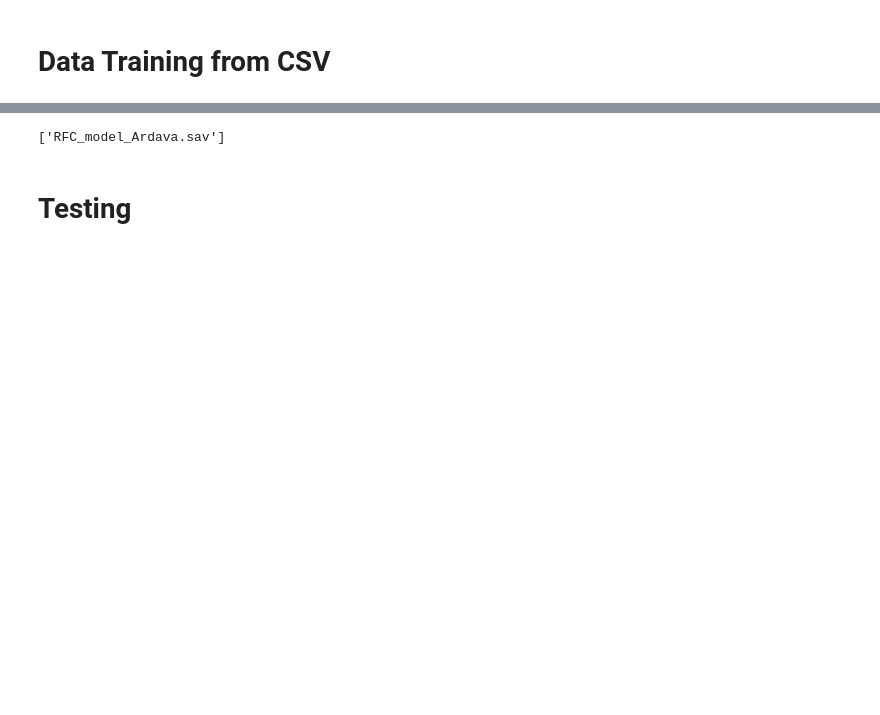
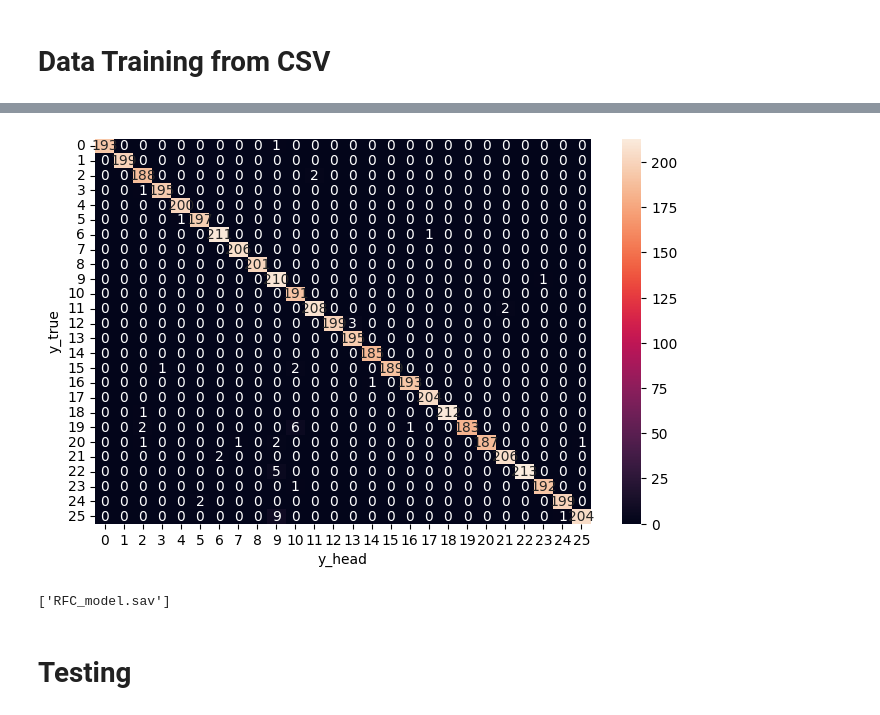
Before and after one commit to fatanuryanto/penerjemah_bisindo, a Jupyter notebook: Mediapipe.ipynb, the cells around one changed output, grey strips where cells are left out. Saved outputs shown, nothing was run; the diff lists cells and outputs as text; code cells hidden in the pictures; blank space fills up the shorter version.

Commit message:
update dataset and model

```diff
--- a/Mediapipe.ipynb
+++ b/Mediapipe.ipynb
@@ -213,0 +194,16 @@ weighted avg       0.93      0.92      0.92       151
+# %%
+X_train, X_test, y_train, y_test = train_test_split(X, y, test_size=0.4)
+# %%
+#Mengimport Model yang pembuat gunakan yaitu RandomForestClassifier
+from sklearn.ensemble import RandomForestClassifier
+from sklearn.metrics import classification_report,confusion_matrix,roc_curve, auc, accuracy_score
+
+
+#Memanggil Fungsi Model
+RFC = RandomForestClassifier()
+#fitting Model terhadap data training
+RFC.fit(X_train, y_train)
+y_pred = RFC.predict(X_test)
+#Akurasi dari Data training
+print(accuracy_score(y_test,y_pred)) #mencetak akurasi prediksi
+print(classification_report(y_test,y_pred)) #mencetak classification report Precision, Recall, F1
@@ -214,7 +228,17 @@ weighted avg       0.93      0.92      0.92       151
+# %%
+import seaborn as sns
+import matplotlib.pyplot as plt
+f, ax = plt.subplots(figsize=(8,5))
+sns.heatmap(confusion_matrix(y_test, y_pred), annot=True, fmt=".0f", ax=ax)
+plt.xlabel("y_head")
+plt.ylabel("y_true")
+plt.show()
+# %% [output]
+[figure, added]
 # %%
 joblib.dump(RFC, "RFC_model.sav")
 # %% [output]
-['RFC_model_Ardava.sav']
+['RFC_model.sav']
 # %% [markdown]
 # Testing
 # %%
```
Also changed, not shown: parts of 11 cells of this notebook, 4 other files.
